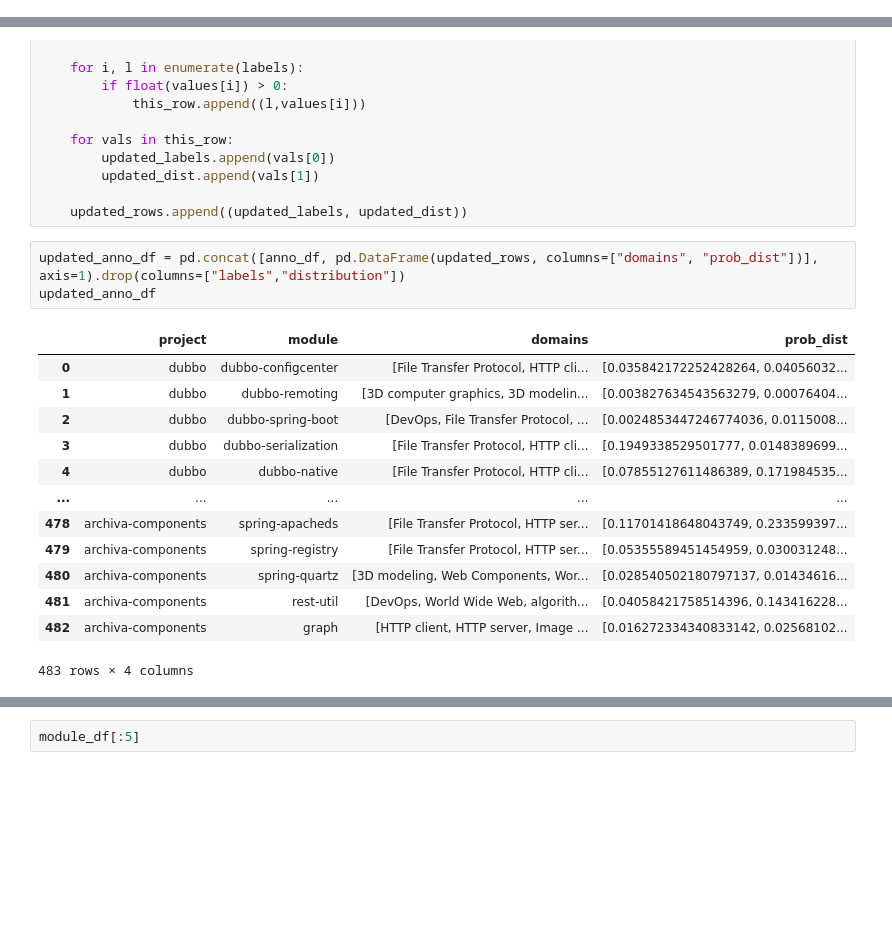
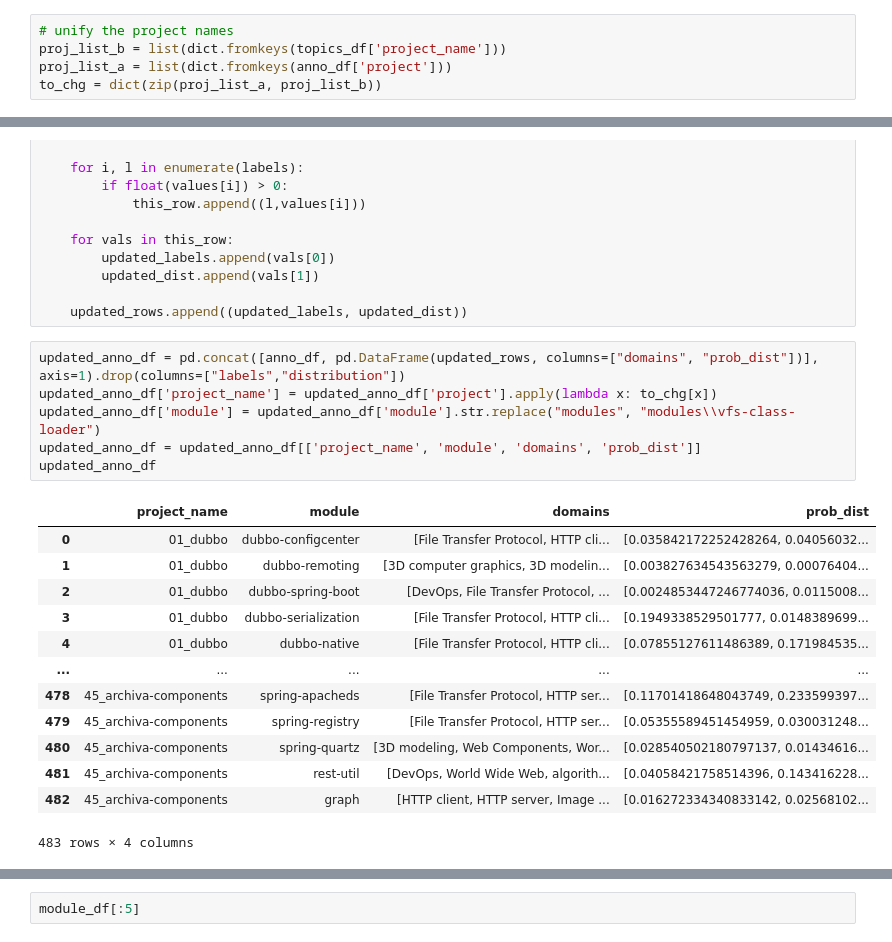
Before and after one commit to zakipauzi/concept-domain-coverage, a Jupyter notebook: 2_topic_ad_matching_embeddings.ipynb, the cells around one changed output, grey strips where cells are left out. Cells and saved outputs as stored; diff of their text form; blank space fills up the shorter version.

```diff
--- a/2_topic_ad_matching_embeddings.ipynb
+++ b/2_topic_ad_matching_embeddings.ipynb
@@ -40,3 +47,8 @@ anno_df.head()
+# %%
+# unify the project names
+proj_list_b = list(dict.fromkeys(topics_df['project_name']))
+proj_list_a = list(dict.fromkeys(anno_df['project']))
+to_chg = dict(zip(proj_list_a, proj_list_b))
 # %%
 import ast
 
@@ -65,20 +77,23 @@ for row in anno_sub_df.values:
     updated_rows.append((updated_labels, updated_dist))
 # %%
 updated_anno_df = pd.concat([anno_df, pd.DataFrame(updated_rows, columns=["domains", "prob_dist"])], axis=1).drop(columns=["labels","distribution"])
+updated_anno_df['project_name'] = updated_anno_df['project'].apply(lambda x: to_chg[x])
+updated_anno_df['module'] = updated_anno_df['module'].str.replace("modules", "modules\\vfs-class-loader")
+updated_anno_df = updated_anno_df[['project_name', 'module', 'domains', 'prob_dist']]
 updated_anno_df
 # %% [output]
-|  | project | module | domains | prob_dist |
-| 0 | dubbo | dubbo-configcenter | [File Transfer Protocol, HTTP cli... | [0.035842172252428264, 0.04056032... |
-| 1 | dubbo | dubbo-remoting | [3D computer graphics, 3D modelin... | [0.003827634543563279, 0.00076404... |
-| 2 | dubbo | dubbo-spring-boot | [DevOps, File Transfer Protocol, ... | [0.0024853447246774036, 0.0115008... |
-| 3 | dubbo | dubbo-serialization | [File Transfer Protocol, HTTP cli... | [0.1949338529501777, 0.0148389699... |
-| 4 | dubbo | dubbo-native | [File Transfer Protocol, HTTP cli... | [0.07855127611486389, 0.171984535... |
+|  | project_name | module | domains | prob_dist |
+| 0 | 01_dubbo | dubbo-configcenter | [File Transfer Protocol, HTTP cli... | [0.035842172252428264, 0.04056032... |
+| 1 | 01_dubbo | dubbo-remoting | [3D computer graphics, 3D modelin... | [0.003827634543563279, 0.00076404... |
+| 2 | 01_dubbo | dubbo-spring-boot | [DevOps, File Transfer Protocol, ... | [0.0024853447246774036, 0.0115008... |
+| 3 | 01_dubbo | dubbo-serialization | [File Transfer Protocol, HTTP cli... | [0.1949338529501777, 0.0148389699... |
+| 4 | 01_dubbo | dubbo-native | [File Transfer Protocol, HTTP cli... | [0.07855127611486389, 0.171984535... |
 | ... | ... | ... | ... | ... |
-| 478 | archiva-components | spring-apacheds | [File Transfer Protocol, HTTP ser... | [0.11701418648043749, 0.233599397... |
-| 479 | archiva-components | spring-registry | [File Transfer Protocol, HTTP ser... | [0.05355589451454959, 0.030031248... |
-| 480 | archiva-components | spring-quartz | [3D modeling, Web Components, Wor... | [0.028540502180797137, 0.01434616... |
-| 481 | archiva-components | rest-util | [DevOps, World Wide Web, algorith... | [0.04058421758514396, 0.143416228... |
-| 482 | archiva-components | graph | [HTTP client, HTTP server, Image ... | [0.016272334340833142, 0.02568102... |
+| 478 | 45_archiva-components | spring-apacheds | [File Transfer Protocol, HTTP ser... | [0.11701418648043749, 0.233599397... |
+| 479 | 45_archiva-components | spring-registry | [File Transfer Protocol, HTTP ser... | [0.05355589451454959, 0.030031248... |
+| 480 | 45_archiva-components | spring-quartz | [3D modeling, Web Components, Wor... | [0.028540502180797137, 0.01434616... |
+| 481 | 45_archiva-components | rest-util | [DevOps, World Wide Web, algorith... | [0.04058421758514396, 0.143416228... |
+| 482 | 45_archiva-components | graph | [HTTP client, HTTP server, Image ... | [0.016272334340833142, 0.02568102... |
 483 rows × 4 columns
 # %%
 updated_anno_df.info()
```
Also changed, not shown: parts of 12 cells of this notebook, 1 other file.
